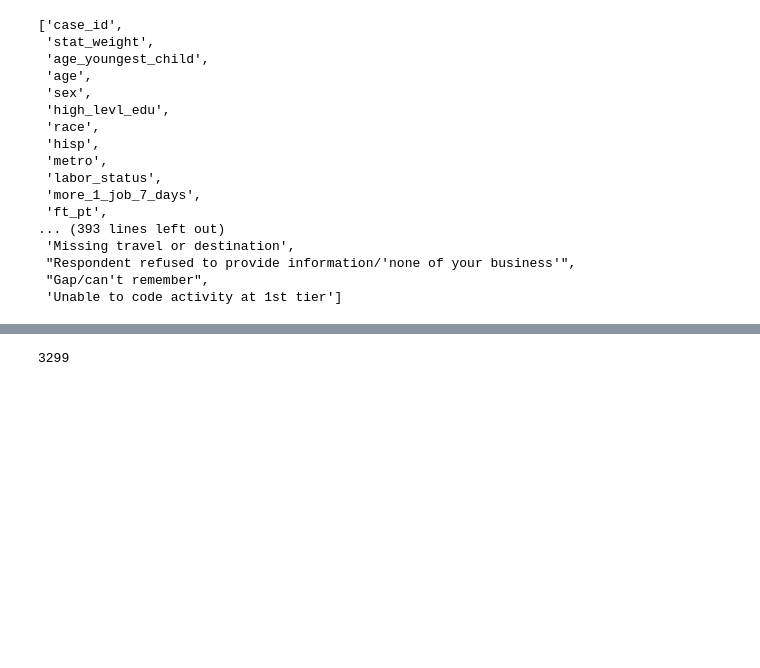
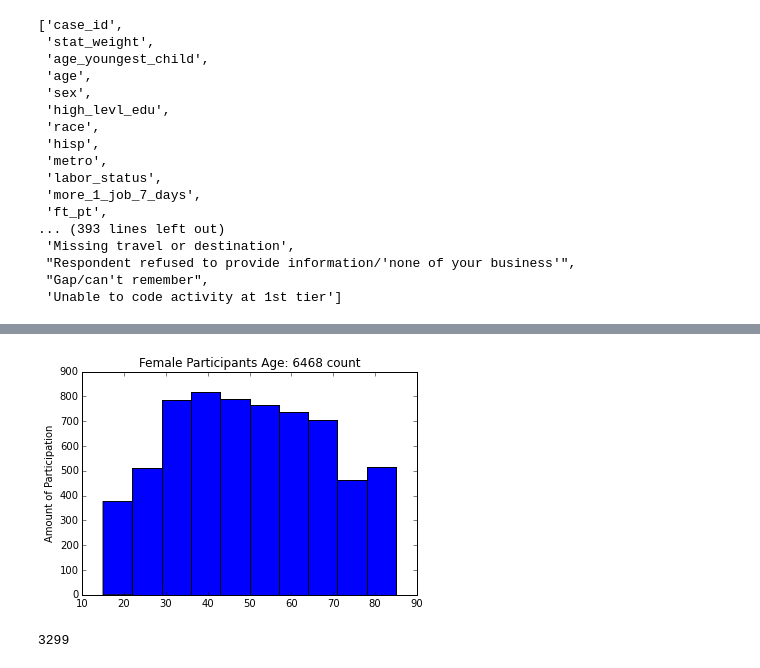
Before and after one commit to JermaineKee/Atus-Analysis, a Jupyter notebook: cleanedData.ipynb, the cells around one changed output, grey strips where cells are left out. Drawn from its saved outputs; the diff is of its cells as text; code cells hidden in the pictures; blank space fills up the shorter version.

```diff
--- a/cleanedData.ipynb
+++ b/cleanedData.ipynb
@@ -569,3 +568,10 @@ data_summary = data_summary.replace(-1, np.nan)
+# %%
+female['age'].plot(kind='hist')
+plt.title("Female Participants Age: {} count".format(female['age'].count()))
+plt.ylabel("Amount of Participation")
+plt.show()
+# %% [output]
+[figure, added]
 # %%
 data_summary["Banking"].sum() #minutes spent "Banking"
 # %% [output]
```
Also changed, not shown: parts of 4 cells of this notebook.
